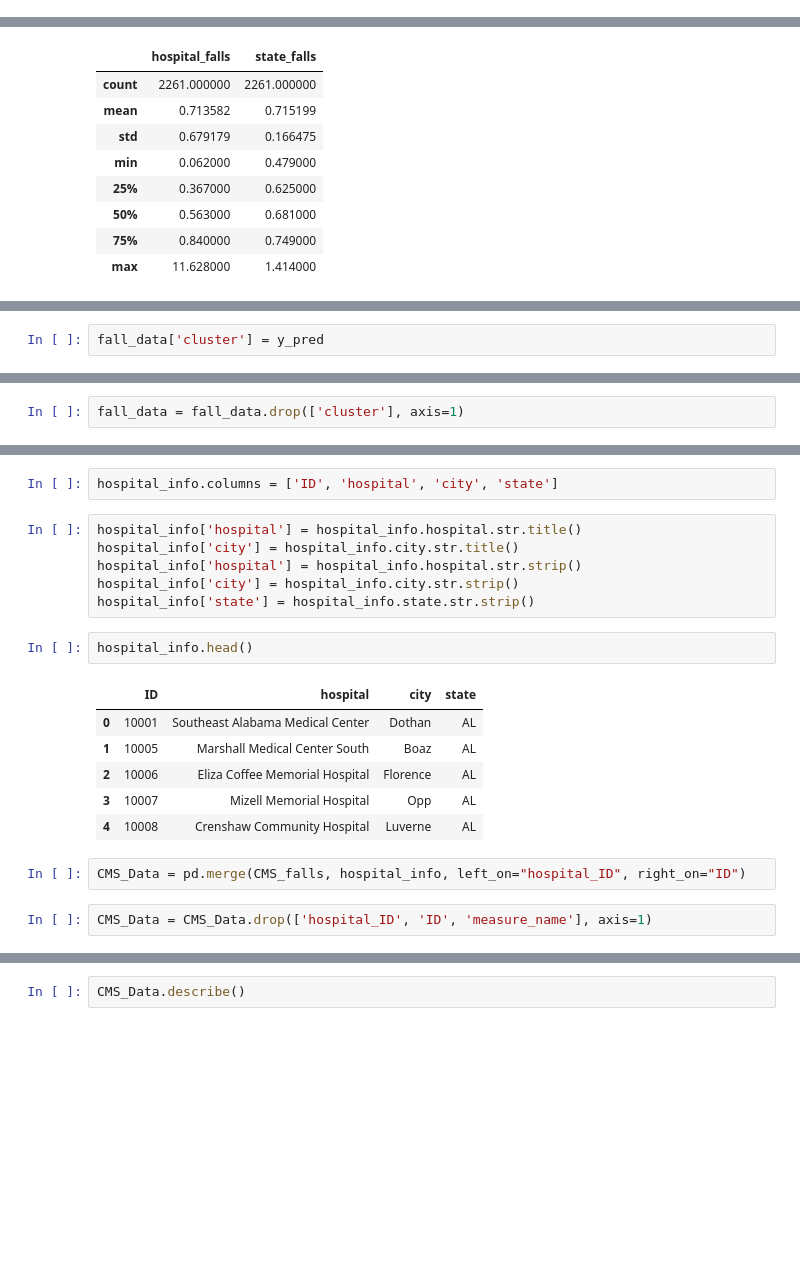
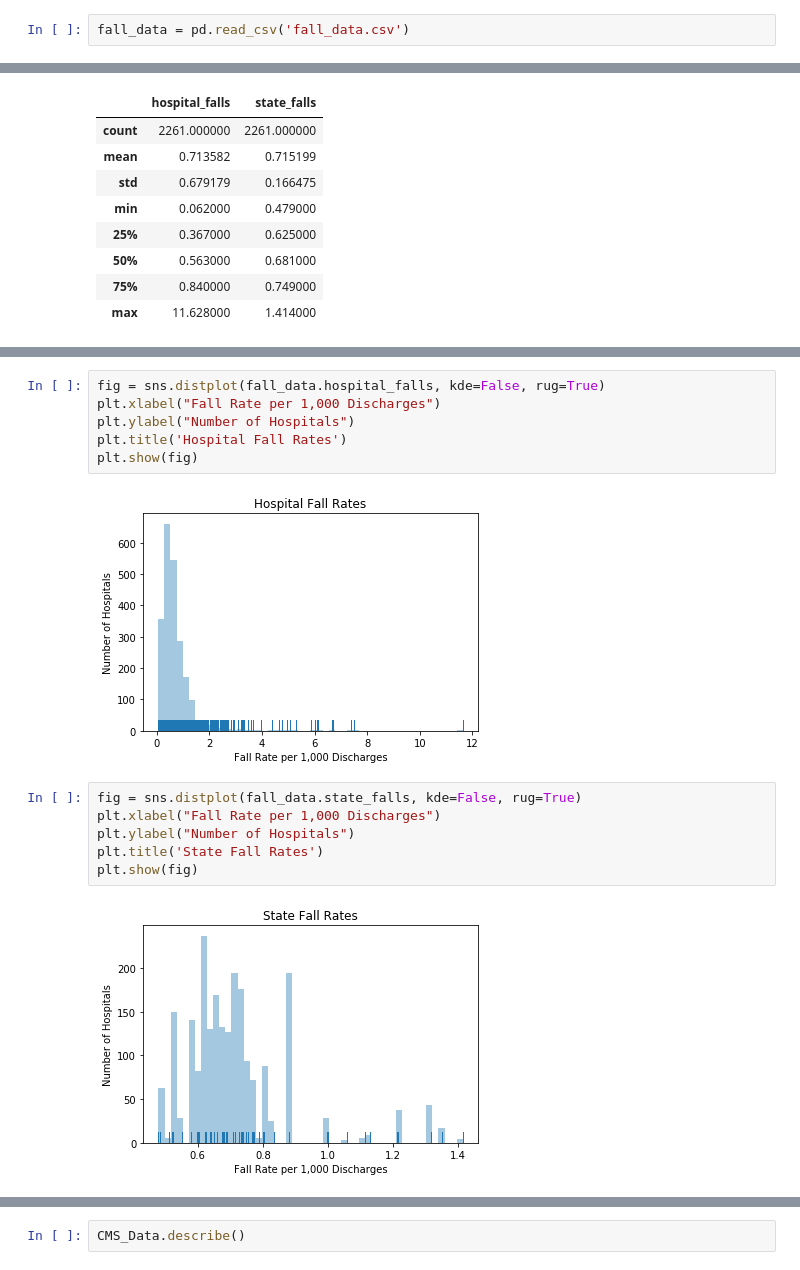
Before and after one commit to BDSpecial/Thinkful-Assignments, a Jupyter notebook: Capstone Presentation.ipynb, the cells around one changed output, grey strips where cells are left out. Drawn from its saved outputs; the diff is of its cells as text; blank space fills up the shorter version.

```diff
--- a/Capstone Presentation.ipynb
+++ b/Capstone Presentation.ipynb
@@ -113,3 +43,5 @@ fall_data.state_falls = fall_data.state_falls.astype(float)
+# %%
+fall_data = pd.read_csv('fall_data.csv')
 # %%
 print(fall_data.shape)
 fall_data.head()
@@ -167,2 +67,0 @@ row_0
-# %%
-fall_data['cluster'] = y_pred
@@ -188,2 +67,0 @@ From this clustering, it appears that cluster 1 has on average a higher fall rat
-# %%
-fall_data = fall_data.drop(['cluster'], axis=1)
@@ -352,21 +68,16 @@ hospital_info = hospital_info.loc[:, ['Provider ID', 'Hospital Name', 'City', 'S
-# %%
-hospital_info.columns = ['ID', 'hospital', 'city', 'state']
-# %%
-hospital_info['hospital'] = hospital_info.hospital.str.title()
-hospital_info['city'] = hospital_info.city.str.title()
-hospital_info['hospital'] = hospital_info.hospital.str.strip()
-hospital_info['city'] = hospital_info.city.str.strip()
-hospital_info['state'] = hospital_info.state.str.strip()
-# %%
-hospital_info.head()
-# %% [output]
-|  | ID | hospital | city | state |
-| 0 | 10001 | Southeast Alabama Medical Center | Dothan | AL |
-| 1 | 10005 | Marshall Medical Center South | Boaz | AL |
-| 2 | 10006 | Eliza Coffee Memorial Hospital | Florence | AL |
-| 3 | 10007 | Mizell Memorial Hospital | Opp | AL |
-| 4 | 10008 | Crenshaw Community Hospital | Luverne | AL |
-# %%
-CMS_Data = pd.merge(CMS_falls, hospital_info, left_on="hospital_ID", right_on="ID")
-# %%
-CMS_Data = CMS_Data.drop(['hospital_ID', 'ID', 'measure_name'], axis=1)
+# %%
+fig = sns.distplot(fall_data.hospital_falls, kde=False, rug=True)
+plt.xlabel("Fall Rate per 1,000 Discharges")
+plt.ylabel("Number of Hospitals")
+plt.title('Hospital Fall Rates')
+plt.show(fig)
+# %% [output]
+[figure, added]
+# %%
+fig = sns.distplot(fall_data.state_falls, kde=False, rug=True)
+plt.xlabel("Fall Rate per 1,000 Discharges")
+plt.ylabel("Number of Hospitals")
+plt.title('State Fall Rates')
+plt.show(fig)
+# %% [output]
+[figure, added]
```
Also changed, not shown: parts of 264 cells of this notebook.
